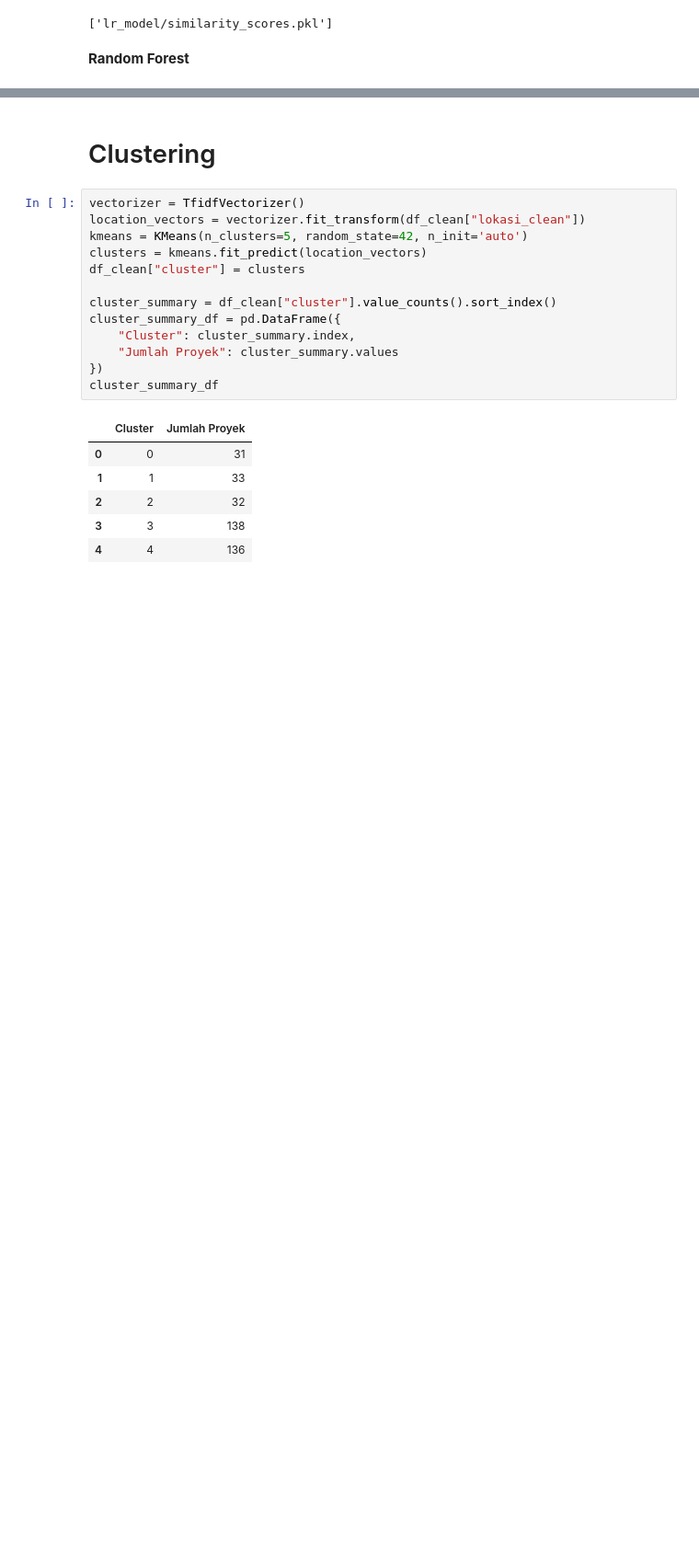
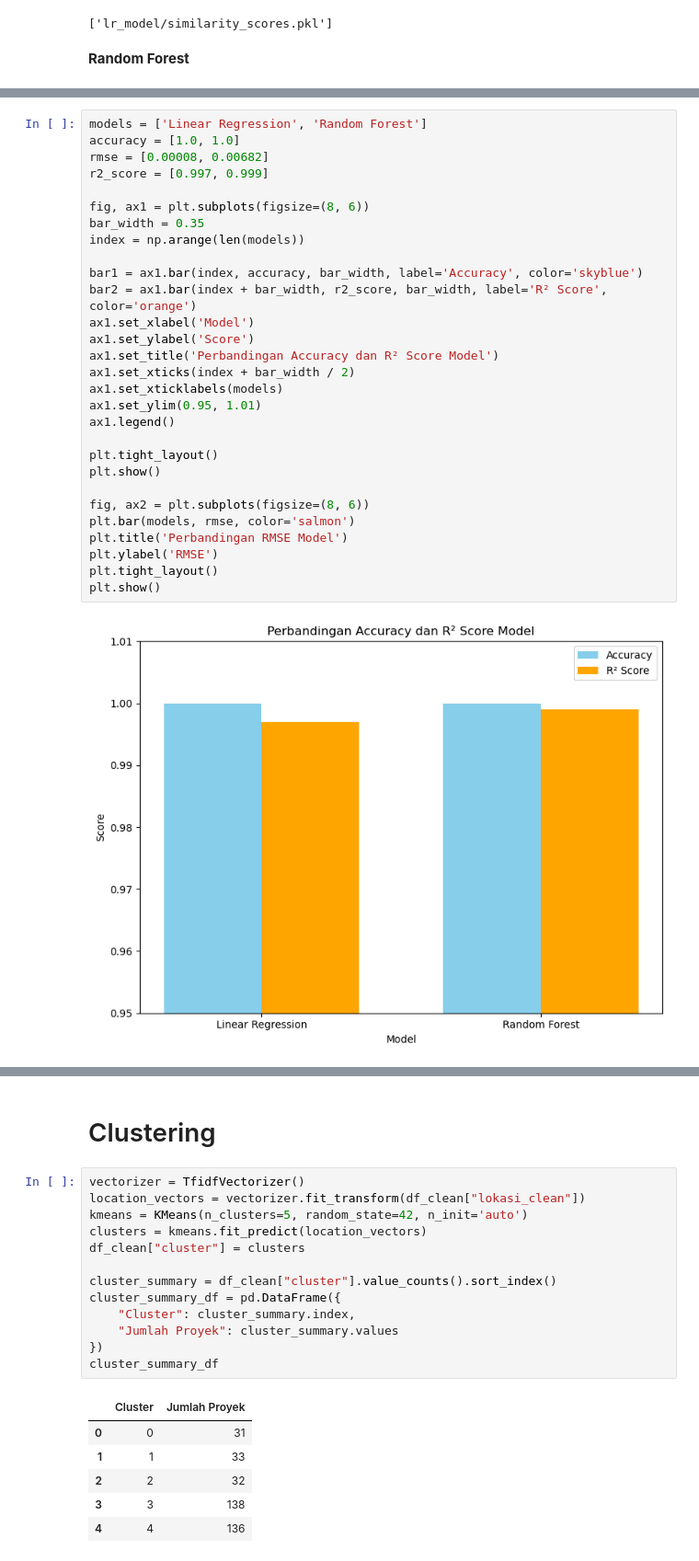
Before and after one commit to paulinadevina11/Voluntapps, a Jupyter notebook: QueensCode_Voluntapps.ipynb, the cells around one changed output, grey strips where cells are left out. Shown at 92% size. Saved outputs shown, nothing was run; the diff lists cells and outputs as text; blank space fills up the shorter version.

```diff
--- a/QueensCode_Voluntapps.ipynb
+++ b/QueensCode_Voluntapps.ipynb
@@ -236 +249,32 @@ Accuracy: 1.0
 ['rf_model/similarity_scores.pkl']
+# %%
+models = ['Linear Regression', 'Random Forest']
+accuracy = [1.0, 1.0]
+rmse = [0.00008, 0.00682]
+r2_score = [0.997, 0.999]
+
+fig, ax1 = plt.subplots(figsize=(8, 6))
+bar_width = 0.35
+index = np.arange(len(models))
+
+bar1 = ax1.bar(index, accuracy, bar_width, label='Accuracy', color='skyblue')
+bar2 = ax1.bar(index + bar_width, r2_score, bar_width, label='R² Score', color='orange')
+ax1.set_xlabel('Model')
+ax1.set_ylabel('Score')
+ax1.set_title('Perbandingan Accuracy dan R² Score Model')
+ax1.set_xticks(index + bar_width / 2)
+ax1.set_xticklabels(models)
+ax1.set_ylim(0.95, 1.01)
+ax1.legend()
+
+plt.tight_layout()
+plt.show()
+
+fig, ax2 = plt.subplots(figsize=(8, 6))
+plt.bar(models, rmse, color='salmon')
+plt.title('Perbandingan RMSE Model')
+plt.ylabel('RMSE')
+plt.tight_layout()
+plt.show()
+# %% [output]
+[figure, added]
```
Also changed, not shown: parts of 14 cells of this notebook.
